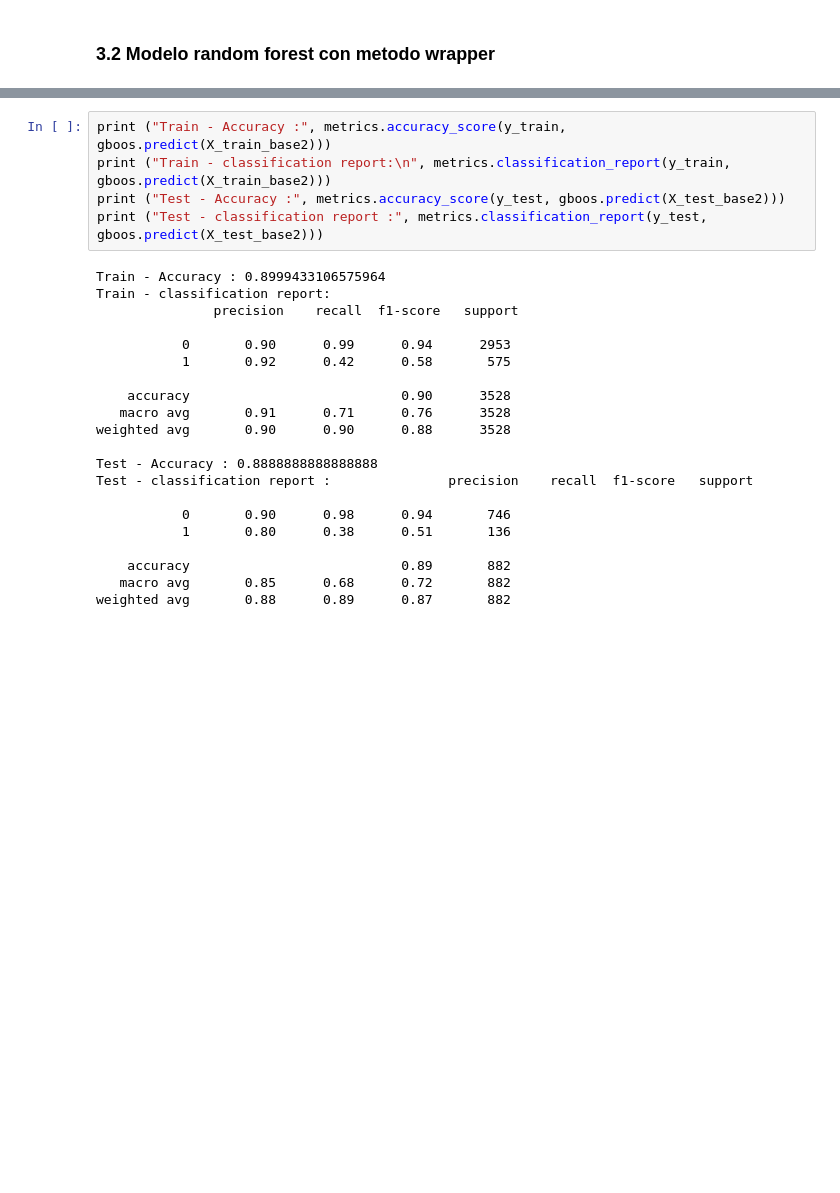
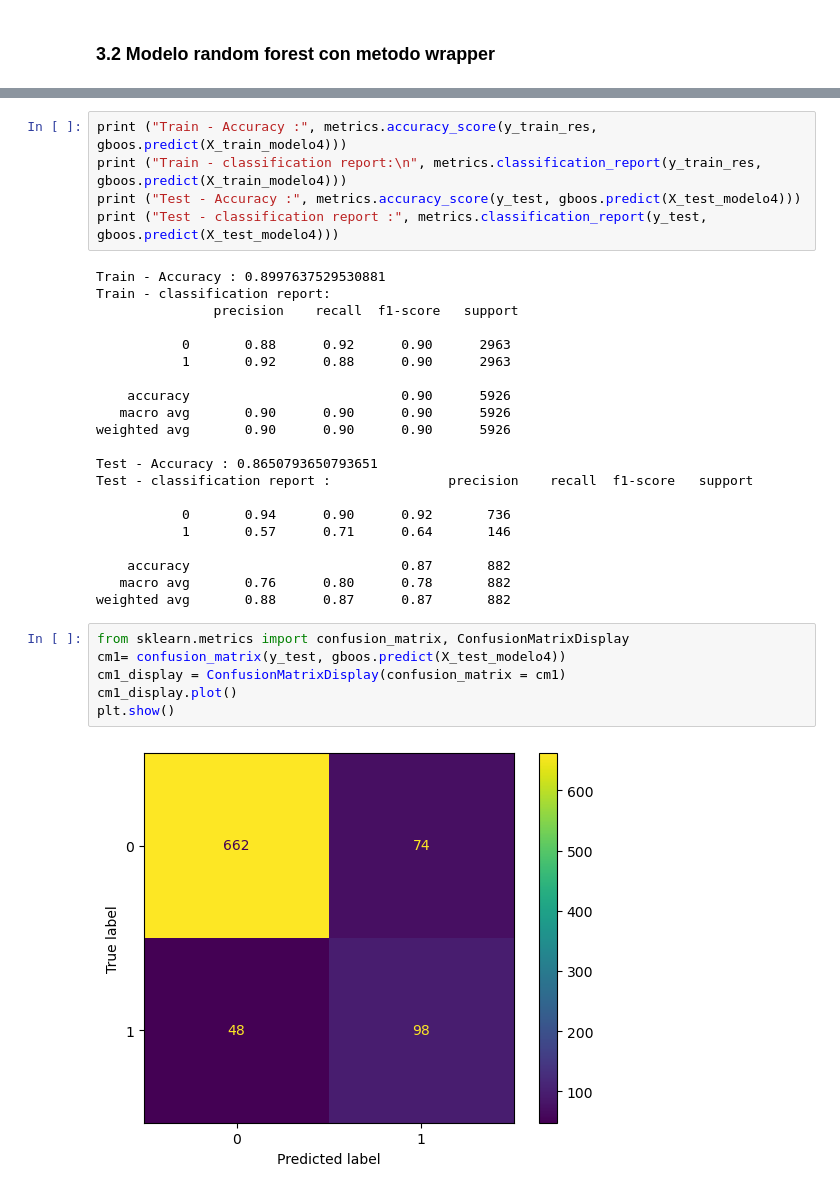
Before and after one commit to CamiloLoaiza12/Analitica2_trabajo1, a Jupyter notebook: Selección_de_variables_y_regularización.ipynb, the cells around one changed output, grey strips where cells are left out. Drawn from its saved outputs; the diff is of its cells as text; blank space fills up the shorter version.

```diff
--- a/Selección_de_variables_y_regularización.ipynb
+++ b/Selección_de_variables_y_regularización.ipynb
@@ -866,28 +852,36 @@ gboos.fit(X_train_modelo4, y_train)
 # %% [output]
 GradientBoostingClassifier(max_features=4, random_state=123)
 # %%
-print ("Train - Accuracy :", metrics.accuracy_score(y_train, gboos.predict(X_train_base2)))
-print ("Train - classification report:\n", metrics.classification_report(y_train, gboos.predict(X_train_base2)))
-print ("Test - Accuracy :", metrics.accuracy_score(y_test, gboos.predict(X_test_base2)))
-print ("Test - classification report :", metrics.classification_report(y_test, gboos.predict(X_test_base2)))
+print ("Train - Accuracy :", metrics.accuracy_score(y_train_res, gboos.predict(X_train_modelo4)))
+print ("Train - classification report:\n", metrics.classification_report(y_train_res, gboos.predict(X_train_modelo4)))
+print ("Test - Accuracy :", metrics.accuracy_score(y_test, gboos.predict(X_test_modelo4)))
+print ("Test - classification report :", metrics.classification_report(y_test, gboos.predict(X_test_modelo4)))
 # %% [output]
-Train - Accuracy : 0.8999433106575964
+Train - Accuracy : 0.8997637529530881
 Train - classification report:
                precision    recall  f1-score   support
 
-           0       0.90      0.99      0.94      2953
-           1       0.92      0.42      0.58       575
+           0       0.88      0.92      0.90      2963
+           1       0.92      0.88      0.90      2963
 
-    accuracy                           0.90      3528
-   macro avg       0.91      0.71      0.76      3528
-weighted avg       0.90      0.90      0.88      3528
+    accuracy                           0.90      5926
+   macro avg       0.90      0.90      0.90      5926
+weighted avg       0.90      0.90      0.90      5926
 
-Test - Accuracy : 0.8888888888888888
+Test - Accuracy : 0.8650793650793651
 Test - classification report :               precision    recall  f1-score   support
 
-           0       0.90      0.98      0.94       746
-           1       0.80      0.38      0.51       136
+           0       0.94      0.90      0.92       736
+           1       0.57      0.71      0.64       146
 
-    accuracy                           0.89       882
-   macro avg       0.85      0.68      0.72       882
-weighted avg       0.88      0.89      0.87       882
+    accuracy                           0.87       882
+   macro avg       0.76      0.80      0.78       882
+weighted avg       0.88      0.87      0.87       882
+# %%
+from sklearn.metrics import confusion_matrix, ConfusionMatrixDisplay
+cm1= confusion_matrix(y_test, gboos.predict(X_test_modelo4))
+cm1_display = ConfusionMatrixDisplay(confusion_matrix = cm1)
+cm1_display.plot()
+plt.show()
+# %% [output]
+[figure, added]
```
Also changed, not shown: parts of 58 cells of this notebook.
